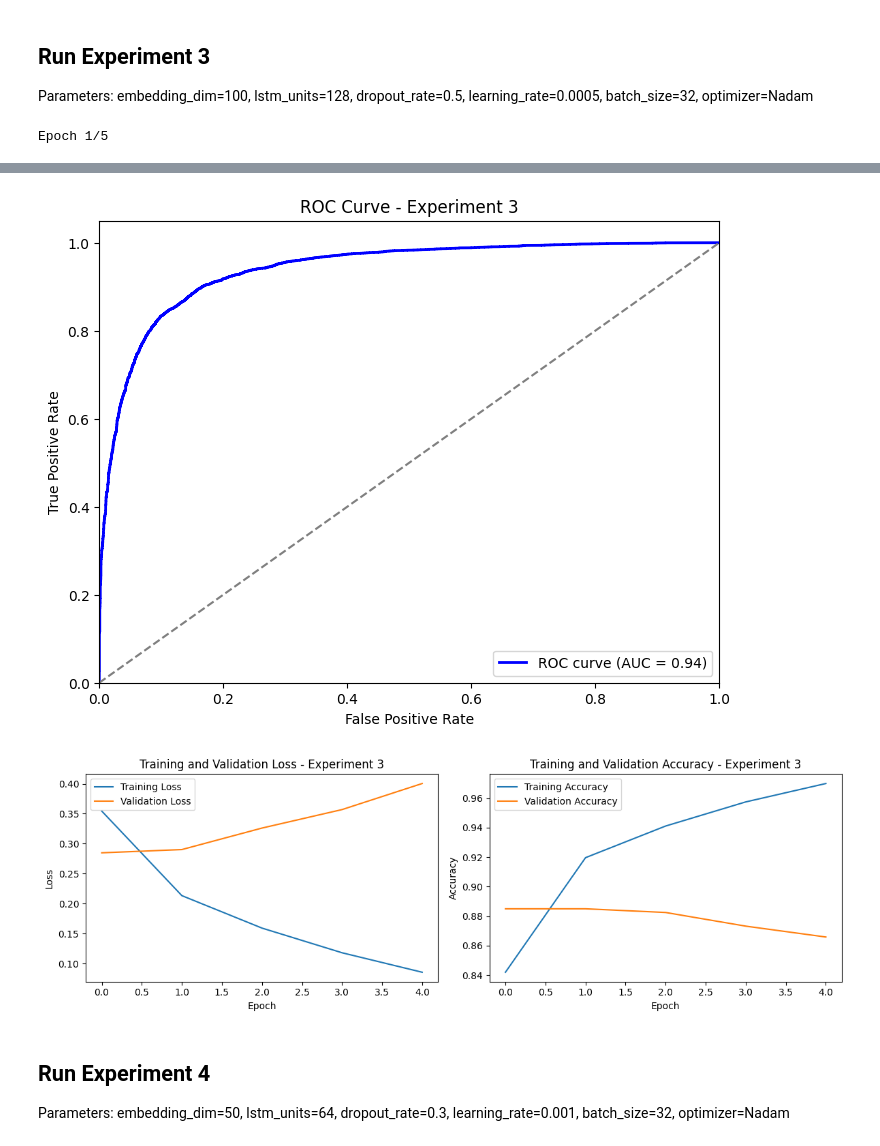
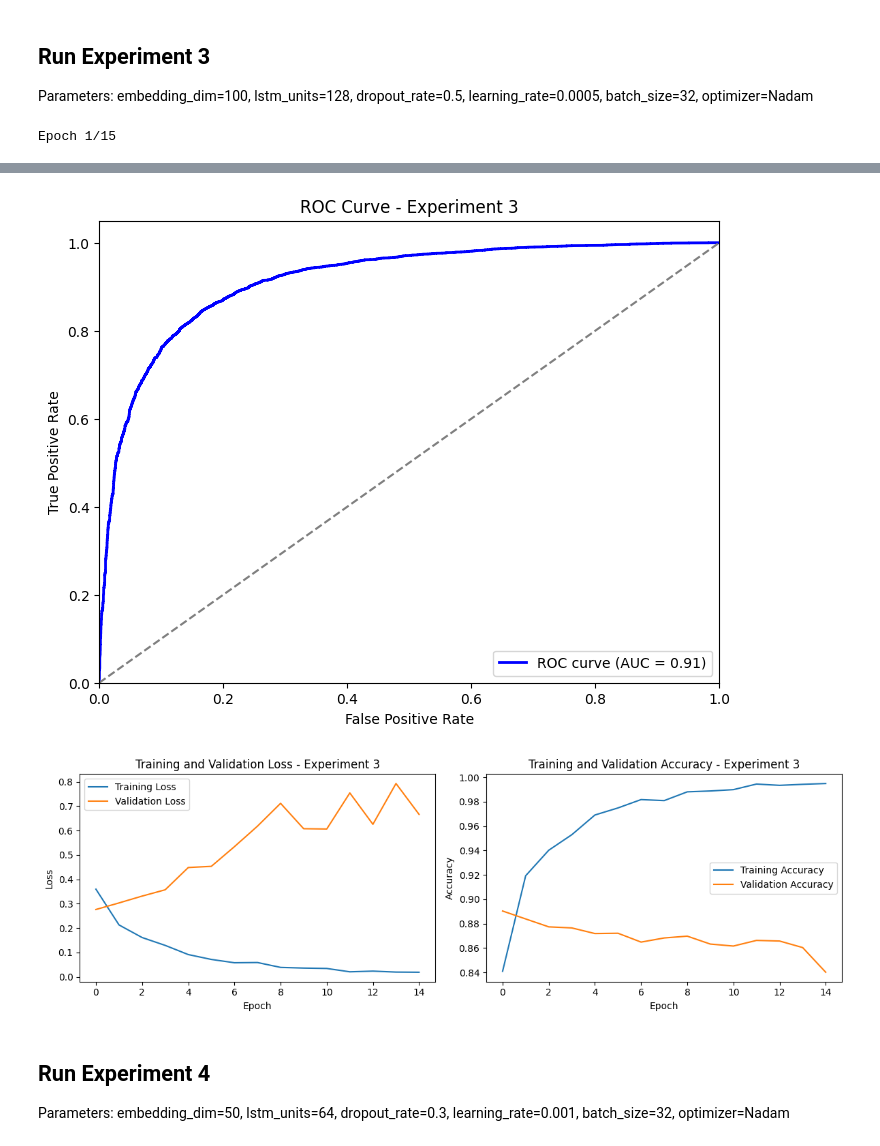
Before and after one commit to 1772hojaz/alu-ml_tech1-assignment, a Jupyter notebook: notebooks/Sentiment_Classification_Notebook.ipynb, the cells around one changed output, grey strips where cells are left out. Cells and saved outputs as stored; diff of their text form; code cells hidden in the pictures.

```diff
--- a/notebooks/Sentiment_Classification_Notebook.ipynb
+++ b/notebooks/Sentiment_Classification_Notebook.ipynb
@@ -324,7 +324,7 @@ Parameters: embedding_dim=100, lstm_units=128, dropout_rate=0.5, learning_rate=0
 # %%
 params_3 = {'embedding_dim': 100, 'lstm_units': 128, 'dropout_rate': 0.5, 'learning_rate': 0.0005, 'batch_size': 32, 'optimizer': 'Nadam'}
 model_3 = build_lstm_model(params_3['embedding_dim'], params_3['lstm_units'], params_3['dropout_rate'], params_3['learning_rate'], params_3['optimizer'])
-history_3 = model_3.fit(X_train_pad, y_train, batch_size=params_3['batch_size'], epochs=5, validation_split=0.2, verbose=1)
+history_3 = model_3.fit(X_train_pad, y_train, batch_size=params_3['batch_size'], epochs=15, validation_split=0.2, verbose=1)
 metrics_3 = evaluate_and_visualize(model_3, X_test_pad, y_test, history_3, params_3, 3)
 # %% [output]
-Epoch 1/5
+Epoch 1/15
@@ -350,5 +350,5 @@ Experiment 3 Results:
-[figure, old version]
+[figure, new version]
-[figure, old version]
+[figure, new version]
 # %% [markdown]
 ## Run Experiment 4
 
```
Also changed, not shown: parts of 6 cells of this notebook, 2 other files.
